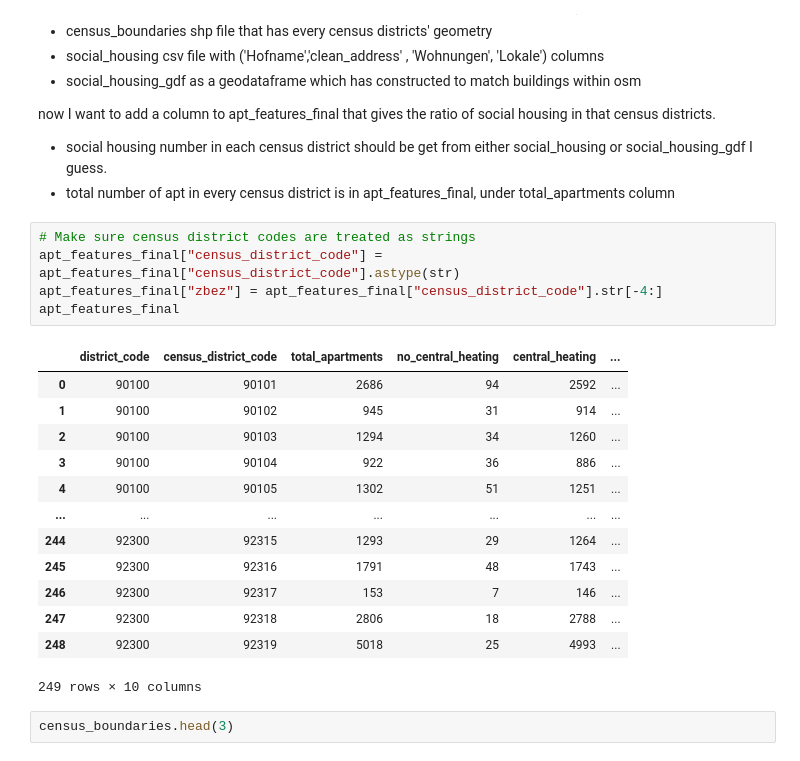
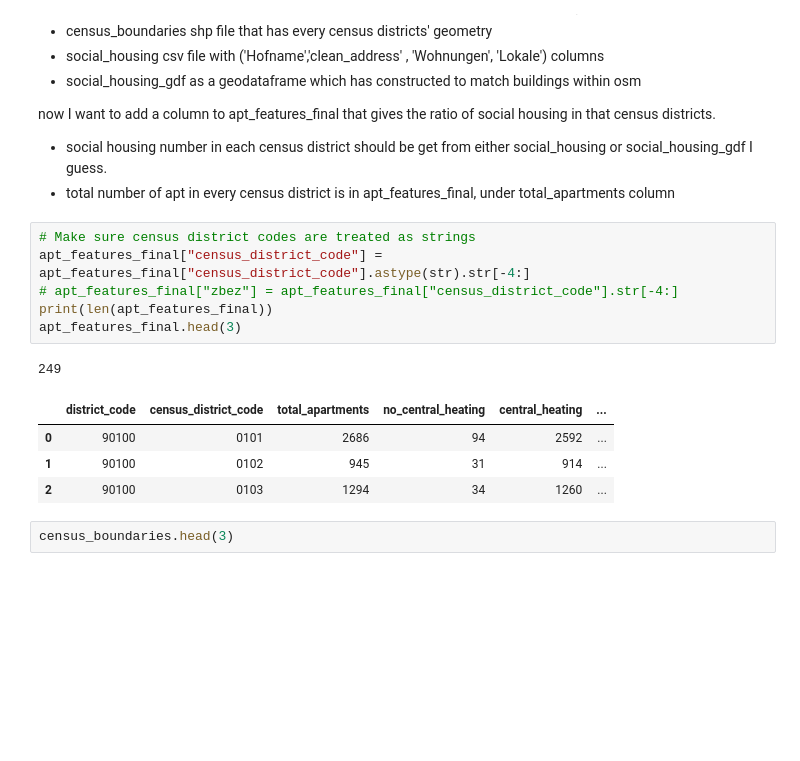
Before and after one commit to isiloral/ma_thesis, a Jupyter notebook: 03.social_housing.ipynb, the cells around one changed output. Saved outputs shown, nothing was run; the diff lists cells and outputs as text; blank space fills up the shorter version.

```diff
--- a/social_housing.ipynb
+++ b/03.social_housing.ipynb
@@ -220,23 +223,16 @@ now I want to add a column to apt_features_final that gives the ratio of social
 - total number of apt in every census district is in apt_features_final, under total_apartments column
 # %%
 # Make sure census district codes are treated as strings
-apt_features_final["census_district_code"] = apt_features_final["census_district_code"].astype(str)
-apt_features_final["zbez"] = apt_features_final["census_district_code"].str[-4:]
-apt_features_final
+apt_features_final["census_district_code"] = apt_features_final["census_district_code"].astype(str).str[-4:]
+# apt_features_final["zbez"] = apt_features_final["census_district_code"].str[-4:]
+print(len(apt_features_final))
+apt_features_final.head(3)
 # %% [output]
+249
 |  | district_code | census_district_code | total_apartments | no_central_heating | central_heating | ... |
-| 0 | 90100 | 90101 | 2686 | 94 | 2592 | ... |
-| 1 | 90100 | 90102 | 945 | 31 | 914 | ... |
-| 2 | 90100 | 90103 | 1294 | 34 | 1260 | ... |
-| 3 | 90100 | 90104 | 922 | 36 | 886 | ... |
-| 4 | 90100 | 90105 | 1302 | 51 | 1251 | ... |
-| ... | ... | ... | ... | ... | ... | ... |
-| 244 | 92300 | 92315 | 1293 | 29 | 1264 | ... |
-| 245 | 92300 | 92316 | 1791 | 48 | 1743 | ... |
-| 246 | 92300 | 92317 | 153 | 7 | 146 | ... |
-| 247 | 92300 | 92318 | 2806 | 18 | 2788 | ... |
-| 248 | 92300 | 92319 | 5018 | 25 | 4993 | ... |
+| 0 | 90100 | 0101 | 2686 | 94 | 2592 | ... |
+| 1 | 90100 | 0102 | 945 | 31 | 914 | ... |
+| 2 | 90100 | 0103 | 1294 | 34 | 1260 | ... |
-249 rows × 10 columns
 # %%
 census_boundaries.head(3)
 # %% [output]
```
Also changed, not shown: parts of 13 cells of this notebook, 27 other files.
